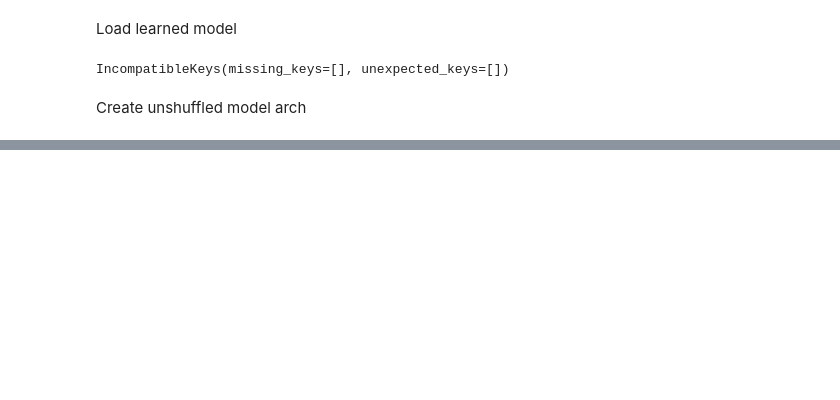
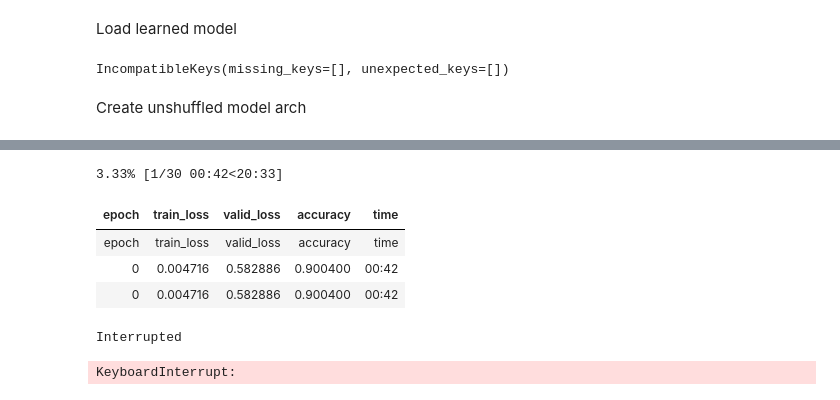
Before and after one commit to ngundotra/topology-research, a Jupyter notebook: UnshufflingCIFAR10.ipynb, the cells around one changed output, grey strips where cells are left out. Drawn from its saved outputs; the diff is of its cells as text; code cells hidden in the pictures; blank space fills up the shorter version.

```diff
--- a/UnshufflingCIFAR10.ipynb
+++ b/UnshufflingCIFAR10.ipynb
@@ -124,0 +155,12 @@ Clipping input data to the valid range for imshow with RGB data ([0..1] for floa
+# %%
+experiment_learner.layer_groups[0].requires_grad = True
+# %%
+experiment_learner.fit(30, callbacks=[BnFreeze(experiment_learner)])
+# %% [output]
+3.33% [1/30 00:42<20:33]
+| epoch | train_loss | valid_loss | accuracy | time |
+| epoch | train_loss | valid_loss | accuracy | time |
+| 0 | 0.004716 | 0.582886 | 0.900400 | 00:42 |
+| 0 | 0.004716 | 0.582886 | 0.900400 | 00:42 |
+Interrupted
+KeyboardInterrupt:
```
Also changed, not shown: parts of 16 cells of this notebook.
